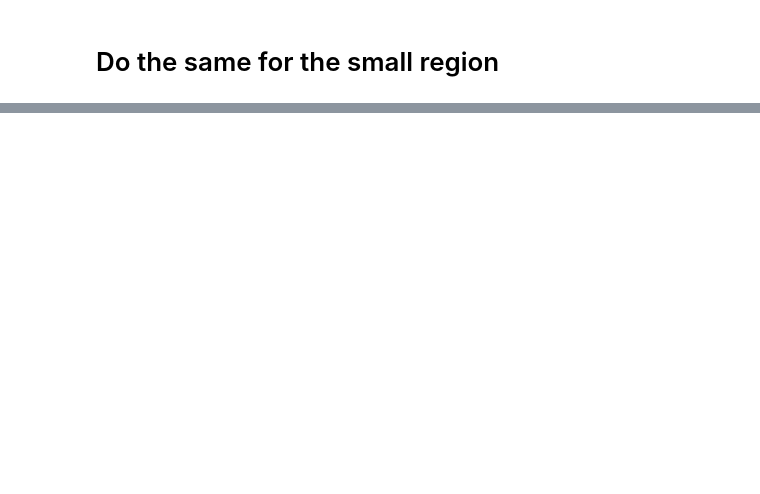
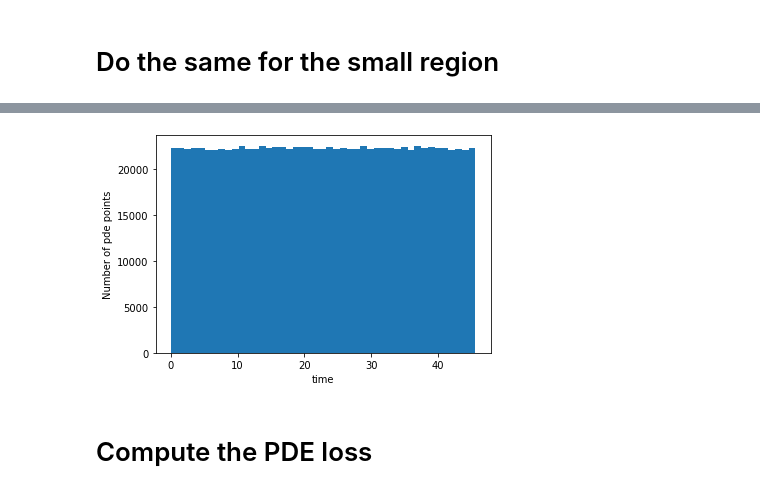
Before and after one commit to bzapf/pytorchdemo, a Jupyter notebook: code_utils.ipynb, the cells around one changed output, grey strips where cells are left out. Saved outputs shown, nothing was run; the diff lists cells and outputs as text; code cells hidden in the pictures; blank space fills up the shorter version.

Commit message:
add methods for pde points init and pde residual

```diff
--- a/code_utils.ipynb
+++ b/code_utils.ipynb
@@ -171,0 +194,29 @@ plt.show()
+# %%
+def init_collocation_points(coords, num_points, t_max, t_min ):
+    with torch.no_grad():
+
+        assert len(coords.shape) == 2, "Assert mask has been applied"
+
+        random_ints = torch.randint(high=coords.size(0), size=(num_points,), device=coords.device)
+        coords = coords[random_ints, :]
+
+        a = (np.random.rand(coords.shape[0]))
+        # a = lhs(1, coords.shape[0]).flatten().astype(float)
+        random_times = torch.from_numpy(a).to(coords.device)
+        t = (random_times * (t_max - t_min) + t_min)
+
+        coords[..., -1] = t
+
+        print("Initialized collocation points with mean t = ",
+            format(torch.mean(t).item(), ".2f"),
+            ", min t = ", format(torch.min(t).item(), ".2f"),
+            ", max t = ", format(torch.max(t).item(), ".2f"))
+
+    return coords
+# %%
+coords = torch.from_numpy(xyt)
+# %%
+tmax = float(max(datadict.keys()))
+tmin = float(min(datadict.keys()))
+# %%
+pde_points = init_collocation_points(coords, num_points=int(1e6), t_max=tmax, t_min=tmin)
@@ -171,0 +235,9 @@ plt.show()
+# %%
+plt.hist(pde_points[..., -1].numpy(), bins=int(tmax))
+plt.ylabel("Number of pde points")
+plt.xlabel("time")
+plt.show()
+# %% [output]
+[figure, added]
+# %% [markdown]
+# Compute the PDE loss
```
Also changed, not shown: parts of 23 cells of this notebook.
